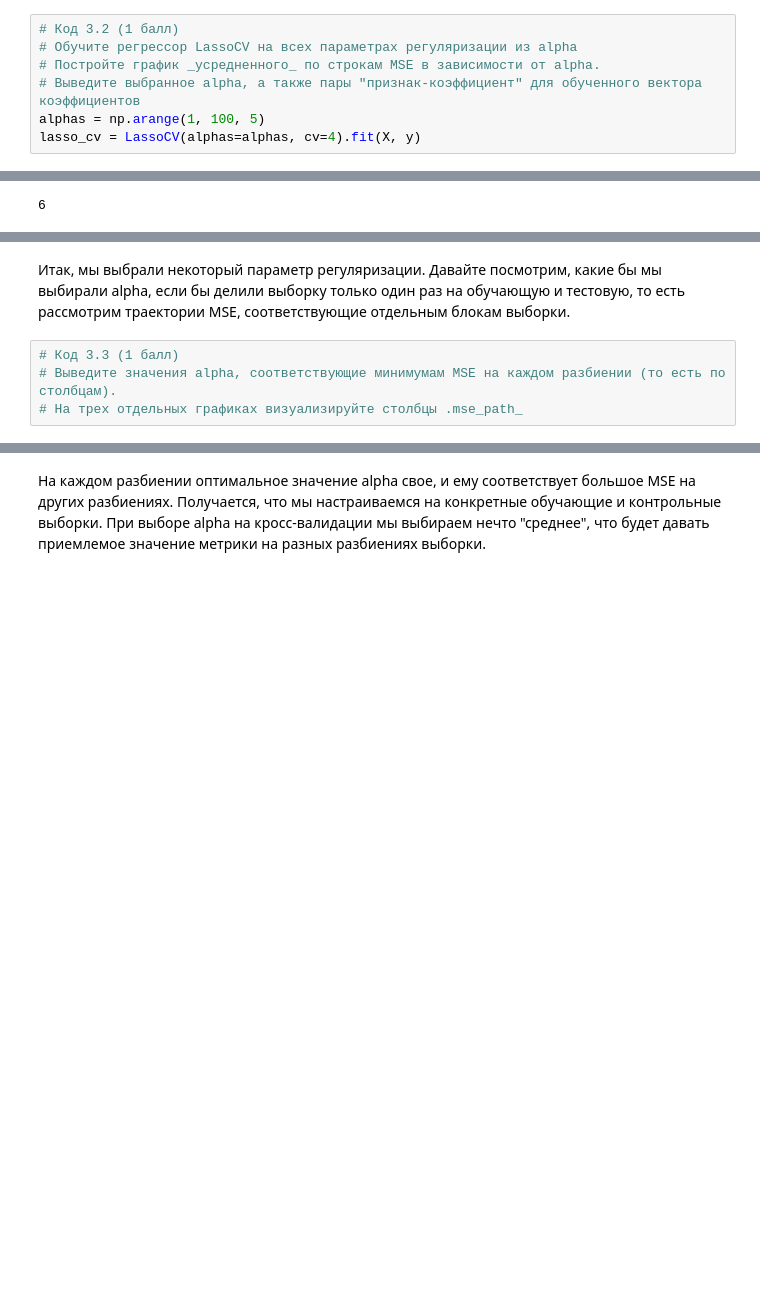
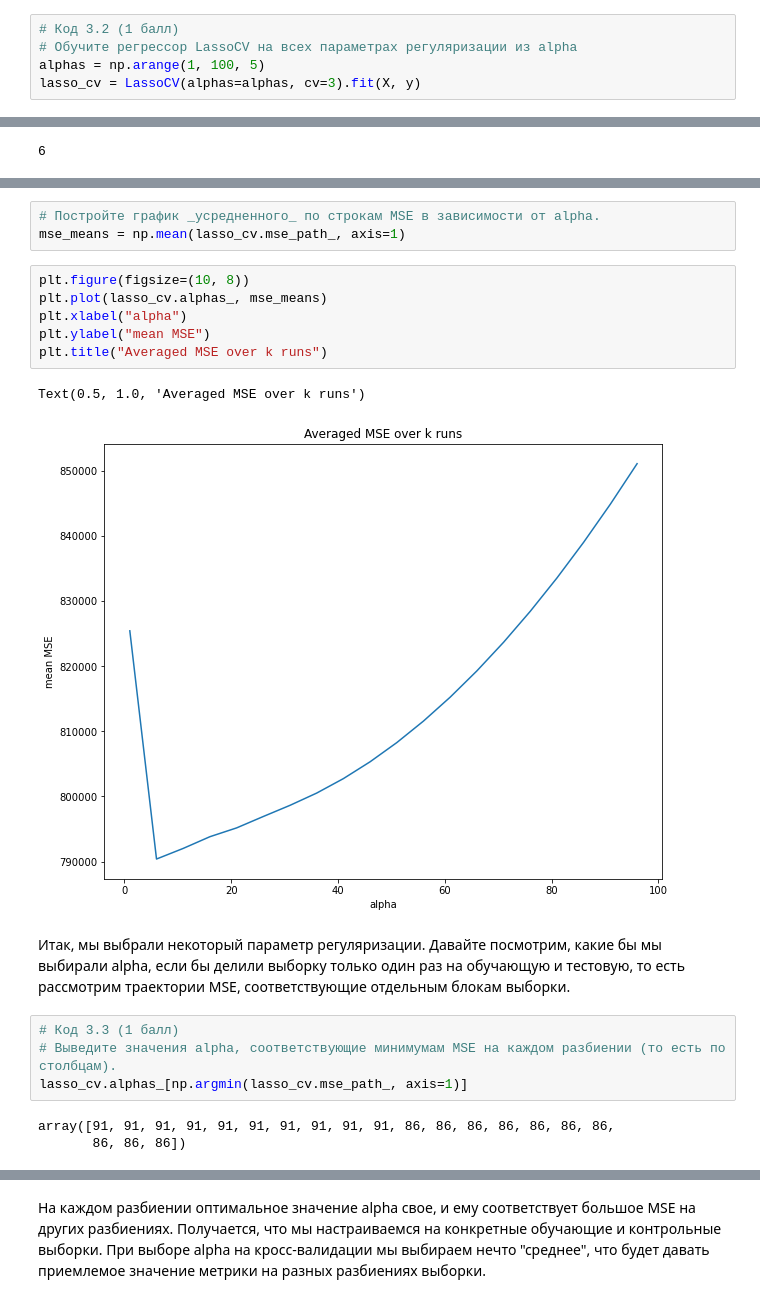
Before and after one commit to Oleksandra28/ML-MIPT, a Jupyter notebook: C2-SupervisedMachineLearning/C2W2-OverfittingTask.ipynb, the cells around one changed output, grey strips where cells are left out. Saved outputs shown, nothing was run; the diff lists cells and outputs as text; blank space fills up the shorter version.

```diff
--- a/C2-SupervisedMachineLearning/C2W2-OverfittingTask.ipynb
+++ b/C2-SupervisedMachineLearning/C2W2-OverfittingTask.ipynb
@@ -335,10 +338,8 @@ from sklearn.linear_model import LassoCV
 # %%
 # Код 3.2 (1 балл)
 # Обучите регрессор LassoCV на всех параметрах регуляризации из alpha
-# Постройте график _усредненного_ по строкам MSE в зависимости от alpha.
-# Выведите выбранное alpha, а также пары "признак-коэффициент" для обученного вектора коэффициентов
 alphas = np.arange(1, 100, 5)
-lasso_cv = LassoCV(alphas=alphas, cv=4).fit(X, y)
+lasso_cv = LassoCV(alphas=alphas, cv=3).fit(X, y)
 # %%
 lasso_cv.mse_path_
 # %% [output]
@@ -382,6 +397,21 @@ array([532.019, 1015.060, -100.040, -83.294, 132.504, 51.557, -330.560,
+# %%
+# Постройте график _усредненного_ по строкам MSE в зависимости от alpha.
+mse_means = np.mean(lasso_cv.mse_path_, axis=1)
+# %%
+plt.figure(figsize=(10, 8))
+plt.plot(lasso_cv.alphas_, mse_means)
+plt.xlabel("alpha")
+plt.ylabel("mean MSE")
+plt.title("Averaged MSE over k runs")
+# %% [output]
+Text(0.5, 1.0, 'Averaged MSE over k runs')
+[figure, added]
 # %% [markdown]
 Итак, мы выбрали некоторый параметр регуляризации. Давайте посмотрим, какие бы мы выбирали alpha, если бы делили выборку только один раз на обучающую и тестовую, то есть рассмотрим траектории MSE, соответствующие отдельным блокам выборки.
 # %%
 # Код 3.3 (1 балл)
 # Выведите значения alpha, соответствующие минимумам MSE на каждом разбиении (то есть по столбцам).
-# На трех отдельных графиках визуализируйте столбцы .mse_path_
+lasso_cv.alphas_[np.argmin(lasso_cv.mse_path_, axis=1)]
+# %% [output]
+array([91, 91, 91, 91, 91, 91, 91, 91, 91, 91, 86, 86, 86, 86, 86, 86, 86,
+       86, 86, 86])
```
Also changed, not shown: parts of 26 cells of this notebook.
